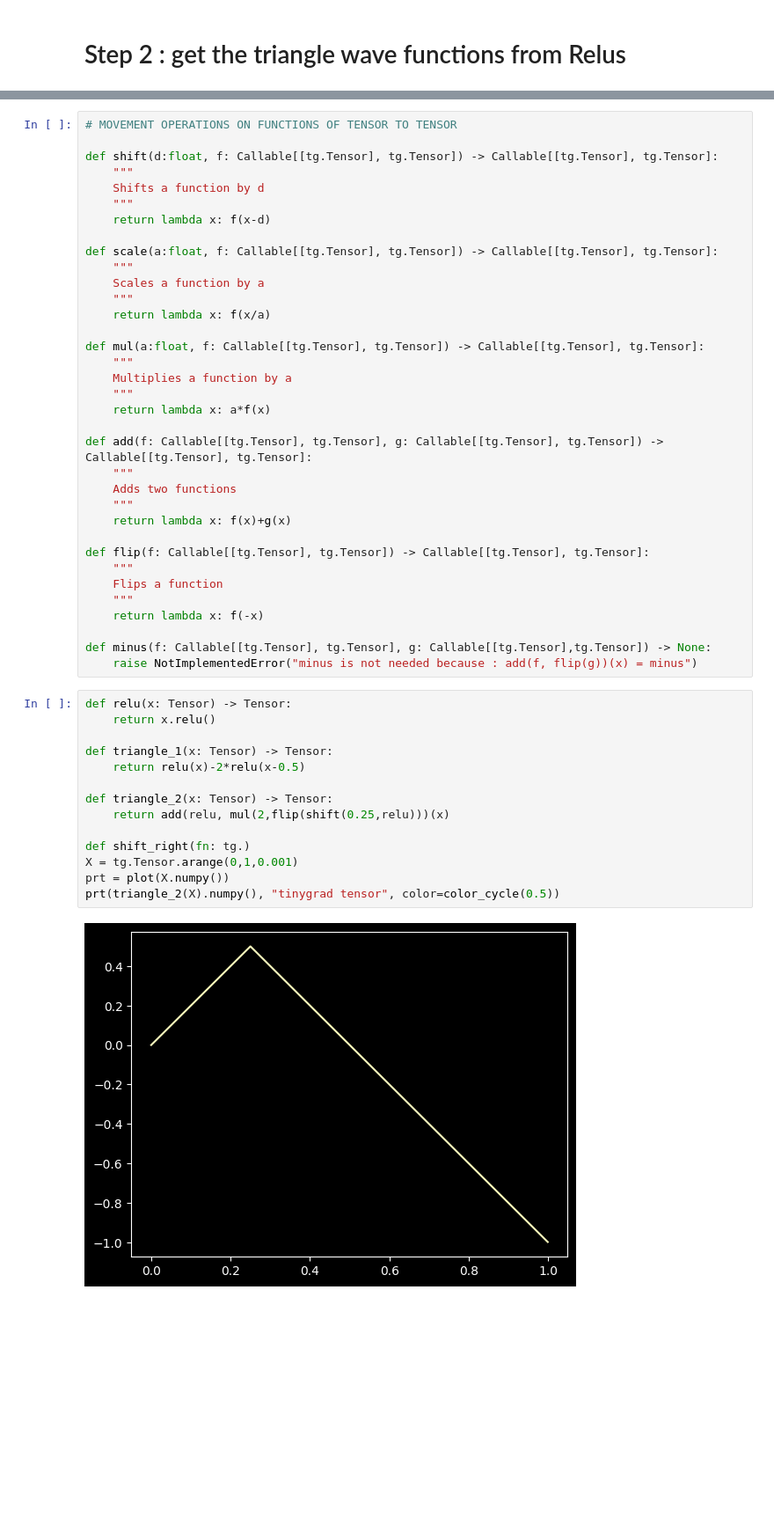
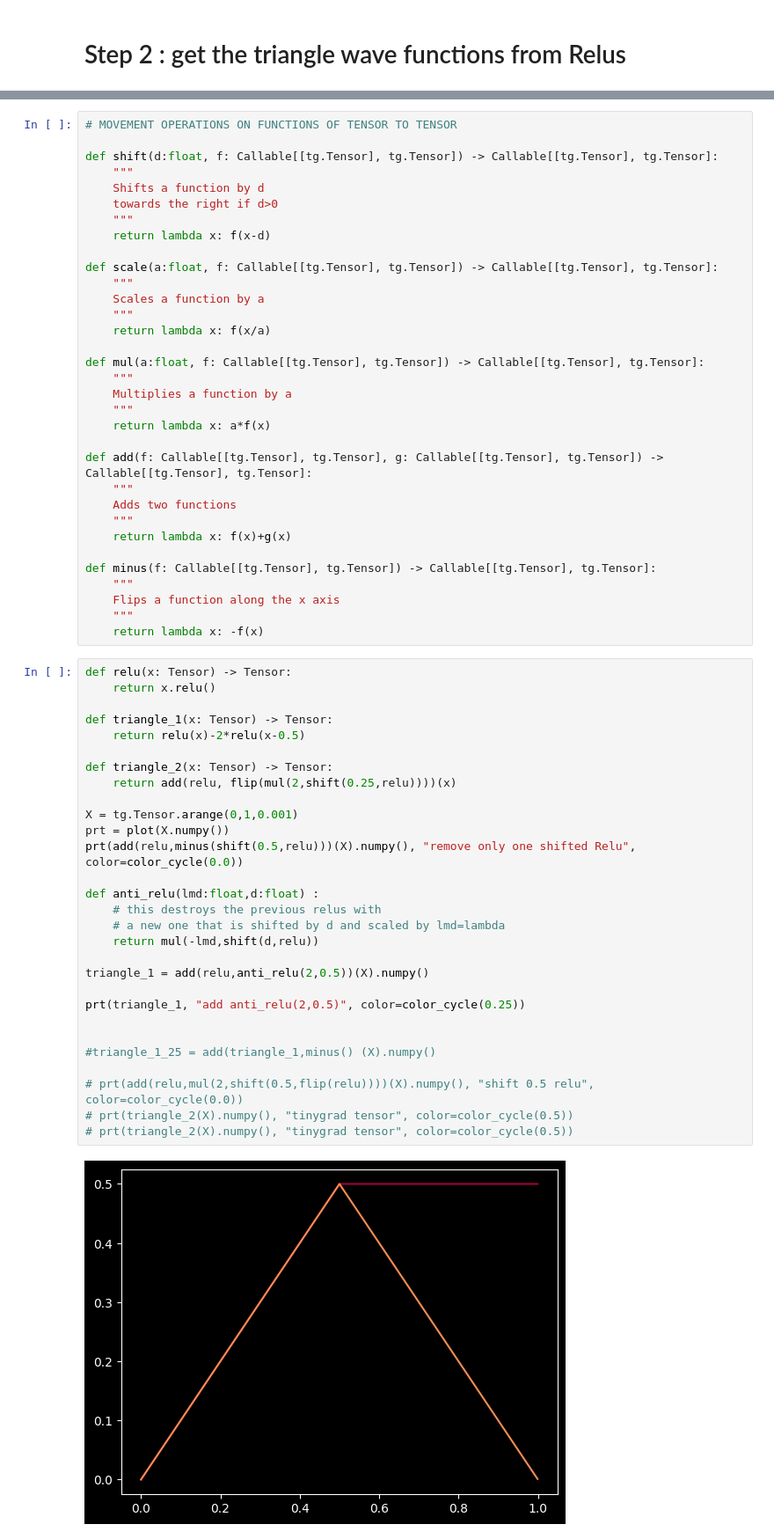
Before and after one commit to Hadrien-Cornier/cool-nn-stuff, a Jupyter notebook: polynomials_from_relus.ipynb, the cells around one changed output, grey strips where cells are left out. Shown at 88% size. Drawn from its saved outputs; the diff is of its cells as text; blank space fills up the shorter version.

Commit message:
triangle 1 is just from a destructive relu

```diff
--- a/polynomials_from_relus.ipynb
+++ b/polynomials_from_relus.ipynb
@@ -69,6 +72,7 @@ plt.show()
 def shift(d:float, f: Callable[[tg.Tensor], tg.Tensor]) -> Callable[[tg.Tensor], tg.Tensor]:
     """
     Shifts a function by d
+    towards the right if d>0
     """
     return lambda x: f(x-d)
 
@@ -90,27 +94,39 @@ def add(f: Callable[[tg.Tensor], tg.Tensor], g: Callable[[tg.Tensor], tg.Tensor]
     """
     return lambda x: f(x)+g(x)
 
-def flip(f: Callable[[tg.Tensor], tg.Tensor]) -> Callable[[tg.Tensor], tg.Tensor]:
+def minus(f: Callable[[tg.Tensor], tg.Tensor]) -> Callable[[tg.Tensor], tg.Tensor]:
     """
-    Flips a function
+    Flips a function along the x axis
     """
-    return lambda x: f(-x)
-
-def minus(f: Callable[[tg.Tensor], tg.Tensor], g: Callable[[tg.Tensor],tg.Tensor]) -> None:
-    raise NotImplementedError("minus is not needed because : add(f, flip(g))(x) = minus")
+    return lambda x: -f(x)
 # %%
 def relu(x: Tensor) -> Tensor:
     return x.relu()
 
 def triangle_1(x: Tensor) -> Tensor:
     return relu(x)-2*relu(x-0.5)
 
 def triangle_2(x: Tensor) -> Tensor:
-    return add(relu, mul(2,flip(shift(0.25,relu)))(x)
+    return add(relu, flip(mul(2,shift(0.25,relu))))(x)
 
-def shift_right(fn: tg.)
 X = tg.Tensor.arange(0,1,0.001)
 prt = plot(X.numpy())
-prt(triangle_2(X).numpy(), "tinygrad tensor", color=color_cycle(0.5))
+prt(add(relu,minus(shift(0.5,relu)))(X).numpy(), "remove only one shifted Relu", color=color_cycle(0.0))
+
+def anti_relu(lmd:float,d:float) :
+    # this destroys the previous relus with
+    # a new one that is shifted by d and scaled by lmd=lambda
+    return mul(-lmd,shift(d,relu))
+
+triangle_1 = add(relu,anti_relu(2,0.5))(X).numpy()
+
+prt(triangle_1, "add anti_relu(2,0.5)", color=color_cycle(0.25))
+
+
+#triangle_1_25 = add(triangle_1,minus() (X).numpy()
+
+# prt(add(relu,mul(2,shift(0.5,flip(relu))))(X).numpy(), "shift 0.5 relu", color=color_cycle(0.0))
+# prt(triangle_2(X).numpy(), "tinygrad tensor", color=color_cycle(0.5))
+# prt(triangle_2(X).numpy(), "tinygrad tensor", color=color_cycle(0.5))
 # %% [output]
-[figure, old version]
+[figure, new version]
```
Also changed, not shown: parts of 1 cell of this notebook.
